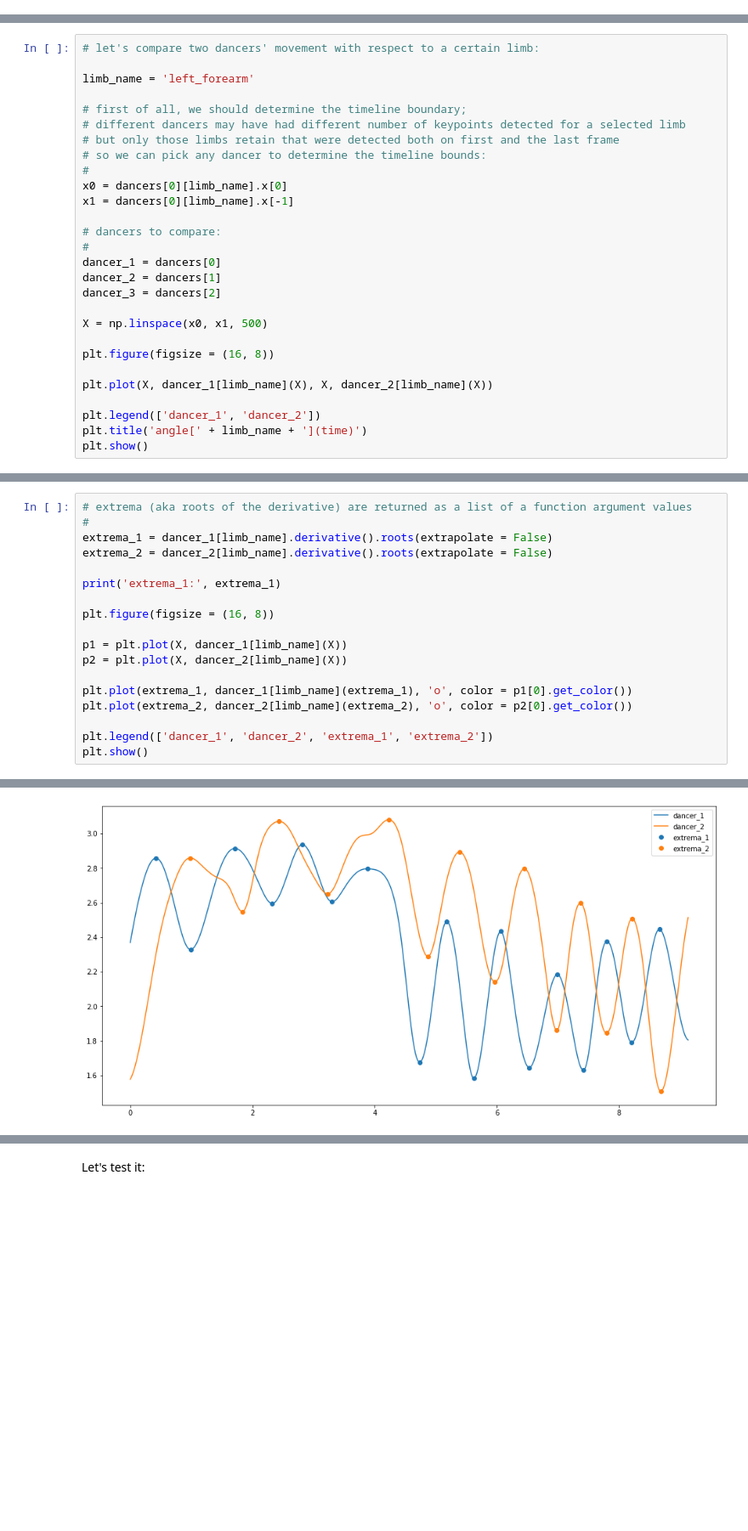
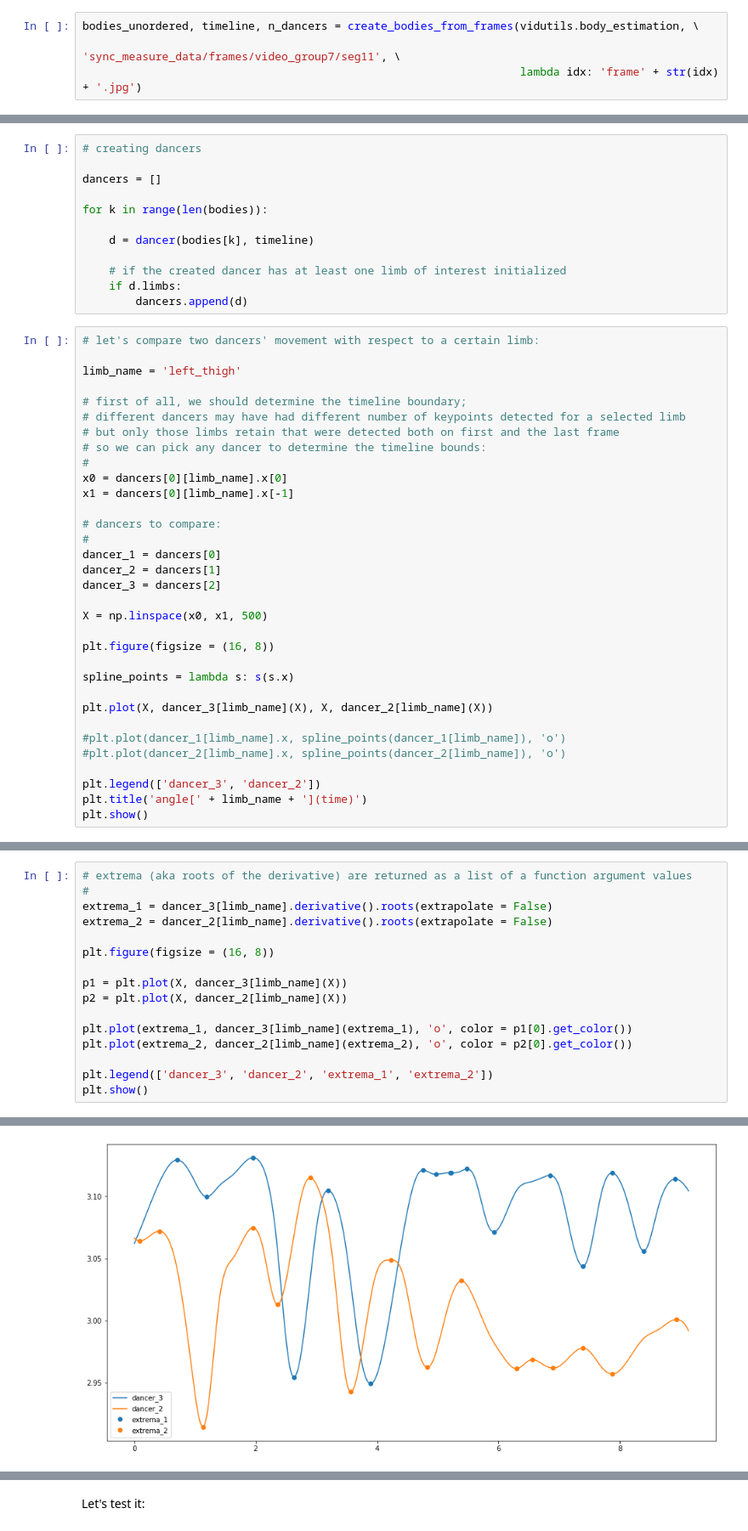
Before and after one commit to leonoqr/EE6934_Project2, a Jupyter notebook: Pose synchronicity estimation_group7.ipynb, the cells around one changed output, grey strips where cells are left out. Shown: that part at 85% size. Drawn from its saved outputs; the diff is of its cells as text; blank space fills up the shorter version.

Commit message:
Pose synchronicity estimation notebooks updated

```diff
--- a/Pose synchronicity estimation_group7.ipynb
+++ b/Pose synchronicity estimation_group7.ipynb
@@ -335,0 +510,4 @@ dancers = create_dancers_from_frames(vidutils.body_estimation, 'sync_measure_dat
+# %%
+bodies_unordered, timeline, n_dancers = create_bodies_from_frames(vidutils.body_estimation, \
+                                                                  'sync_measure_data/frames/video_group7/seg11', \
+                                                                  lambda idx: 'frame' + str(idx) + '.jpg')
@@ -336,7 +557,19 @@ dancers = create_dancers_from_frames(vidutils.body_estimation, 'sync_measure_dat
+# %%
+# creating dancers
+
+dancers = []
+
+for k in range(len(bodies)):
+
+    d = dancer(bodies[k], timeline)
+
+    # if the created dancer has at least one limb of interest initialized
+    if d.limbs:
+        dancers.append(d)
 # %%
 # let's compare two dancers' movement with respect to a certain limb:
 
-limb_name = 'left_forearm'
+limb_name = 'left_thigh'
 
 # first of all, we should determine the timeline boundary;
 # different dancers may have had different number of keypoints detected for a selected limb
@@ -356,9 +589,14 @@ X = np.linspace(x0, x1, 500)
 
 plt.figure(figsize = (16, 8))
 
-plt.plot(X, dancer_1[limb_name](X), X, dancer_2[limb_name](X))
+spline_points = lambda s: s(s.x)
 
-plt.legend(['dancer_1', 'dancer_2'])
+plt.plot(X, dancer_3[limb_name](X), X, dancer_2[limb_name](X))
+
+#plt.plot(dancer_1[limb_name].x, spline_points(dancer_1[limb_name]), 'o')
+#plt.plot(dancer_2[limb_name].x, spline_points(dancer_2[limb_name]), 'o')
+
+plt.legend(['dancer_3', 'dancer_2'])
 plt.title('angle[' + limb_name + '](time)')
 plt.show()
 # %% [output]
@@ -369,19 +604,17 @@ The plots above look similar but shifted. The amount of this shift is, basically
 # %%
 # extrema (aka roots of the derivative) are returned as a list of a function argument values
 #
-extrema_1 = dancer_1[limb_name].derivative().roots(extrapolate = False)
+extrema_1 = dancer_3[limb_name].derivative().roots(extrapolate = False)
 extrema_2 = dancer_2[limb_name].derivative().roots(extrapolate = False)
-
-print('extrema_1:', extrema_1)
 
 plt.figure(figsize = (16, 8))
 
-p1 = plt.plot(X, dancer_1[limb_name](X))
+p1 = plt.plot(X, dancer_3[limb_name](X))
 p2 = plt.plot(X, dancer_2[limb_name](X))
 
-plt.plot(extrema_1, dancer_1[limb_name](extrema_1), 'o', color = p1[0].get_color())
+plt.plot(extrema_1, dancer_3[limb_name](extrema_1), 'o', color = p1[0].get_color())
 plt.plot(extrema_2, dancer_2[limb_name](extrema_2), 'o', color = p2[0].get_color())
 
-plt.legend(['dancer_1', 'dancer_2', 'extrema_1', 'extrema_2'])
+plt.legend(['dancer_3', 'dancer_2', 'extrema_1', 'extrema_2'])
 plt.show()
 # %% [output]
@@ -391 +621 @@ extrema_1: [0.42117065 0.98824033 1.71312742 2.32411616 2.81779351 3.30489384
-[figure, old version]
+[figure, new version]
```
Also changed, not shown: parts of 25 cells of this notebook.
